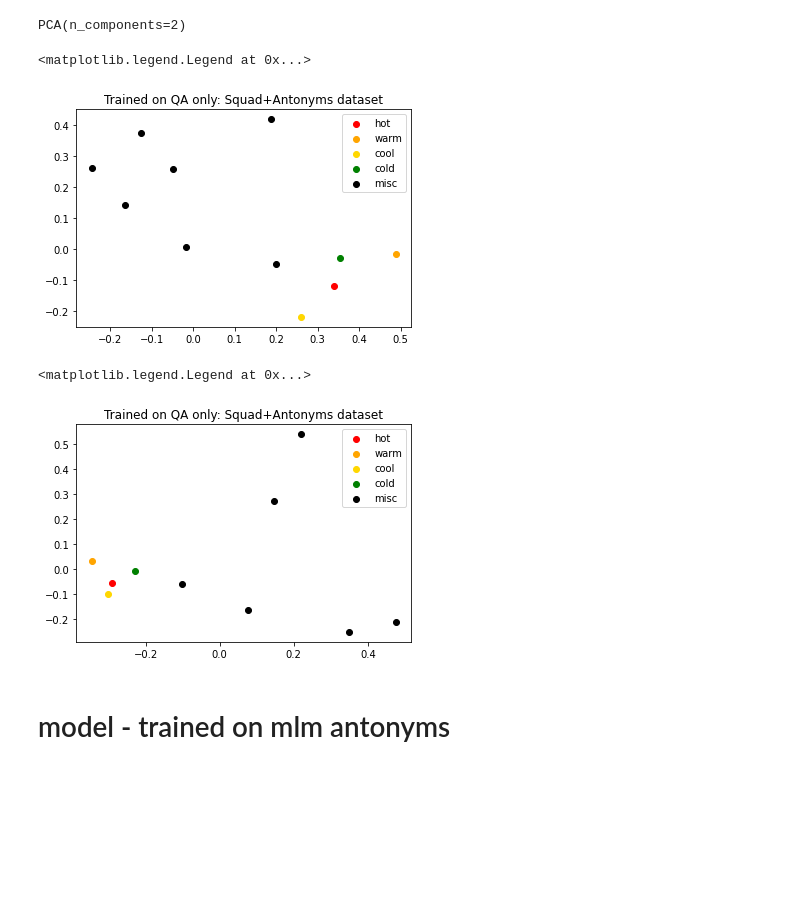
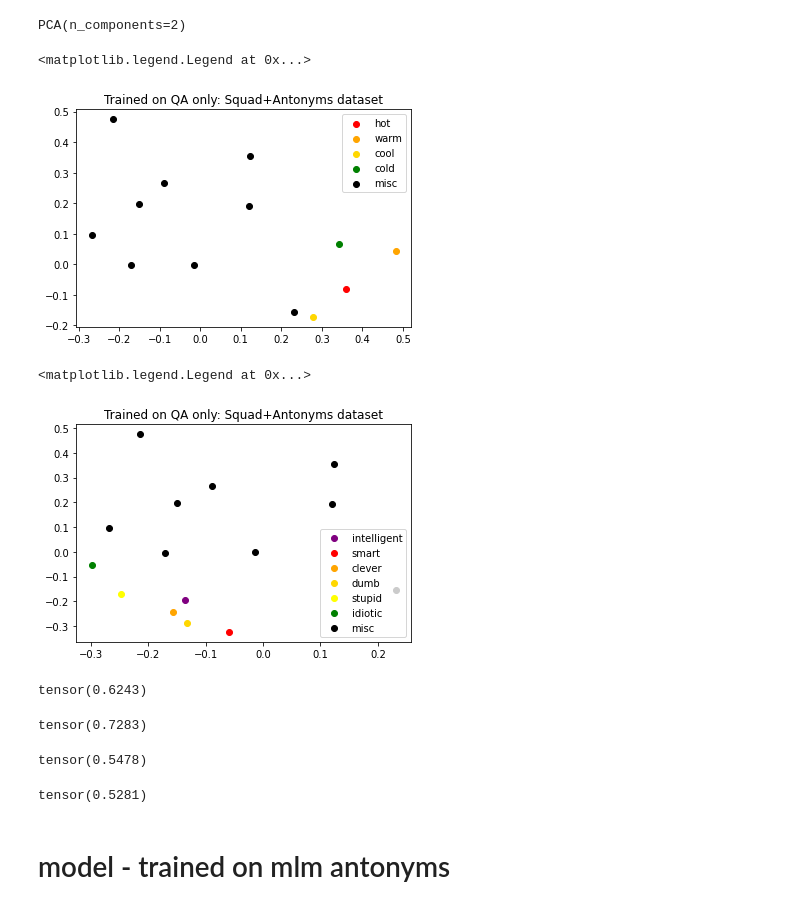
Before and after one commit to notsambeck/nlp-final, a Jupyter notebook: visualizing_embeddings.ipynb, the cells around one changed output. Cells and saved outputs as stored; diff of their text form; code cells hidden in the pictures; blank space fills up the shorter version.

```diff
--- a/visualizing_embeddings.ipynb
+++ b/visualizing_embeddings.ipynb
@@ -32,7 +32,7 @@ temp_words = ['hot', 'warm', 'cool', 'cold']
 # %%
 intelligence_words = ['intelligent', 'smart', 'clever', 'dumb', 'stupid', 'idiotic']
 # %%
-other_words = ['arbitrary', 'random', 'friendly', 'angry', 'goat', 'australia', 'billion']
+other_words = ['arbitrary', 'random', 'friendly', 'angry', 'goat', 'australia', 'billion', 'hunger', 'asbestos']
 # %%
 words = temp_words+other_words+intelligence_words
 # %% [markdown]
@@ -61,19 +61,35 @@ plt.title('Trained on QA only: Squad+Antonyms dataset')
 plt.legend()
 # %% [output]
 <matplotlib.legend.Legend at 0x...>
-[figure, old version]
+[figure, new version]
 # %%
 colors = ['purple', 'red', 'orange', 'gold', 'yellow', 'green']
 for i, word in enumerate(intelligence_words):
     t = pca.transform(get_embedding_matrix([word]))
-    plt.scatter(t[:,0], t[:,1], c=temp_colors[i], label=word)
+    plt.scatter(t[:,0], t[:,1], c=colors[i], label=word)
 others = pca.transform(get_embedding_matrix(other_words))
 plt.scatter(others[:,0], others[:,1], c='k', label='misc')
 plt.title('Trained on QA only: Squad+Antonyms dataset')
 plt.legend()
 # %% [output]
 <matplotlib.legend.Legend at 0x...>
-[figure, old version]
+[figure, new version]
+# %%
+torch.norm(get_embedding('smart') - get_embedding('dumb'))
+# %% [output]
+tensor(0.6243)
+# %%
+torch.norm(get_embedding('intelligent') - get_embedding('stupid'))
+# %% [output]
+tensor(0.7283)
+# %%
+torch.norm(get_embedding('smart') - get_embedding('intelligent'))
+# %% [output]
+tensor(0.5478)
+# %%
+torch.norm(get_embedding('dumb') - get_embedding('stupid'))
+# %% [output]
+tensor(0.5281)
 # %% [markdown]
 # model - trained on mlm antonyms
 # %%
```
Also changed, not shown: parts of 6 cells of this notebook.
